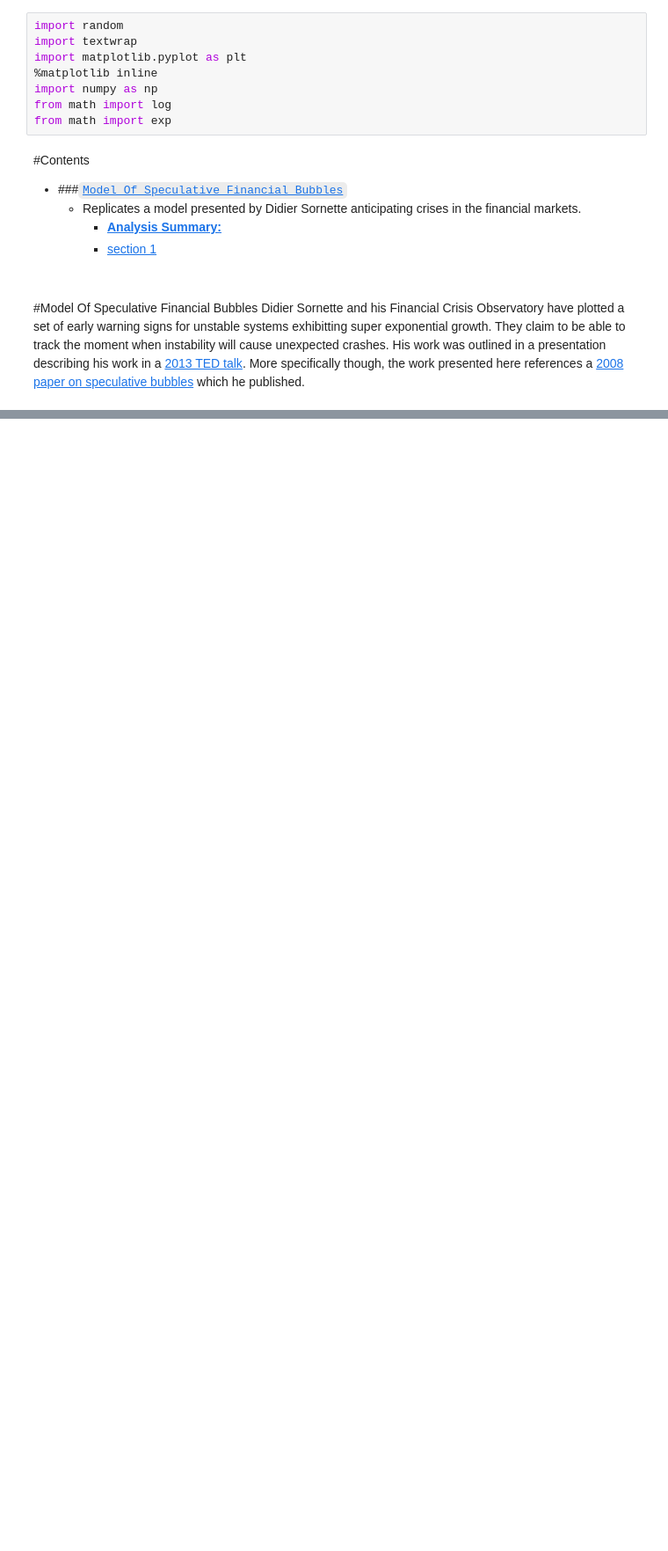
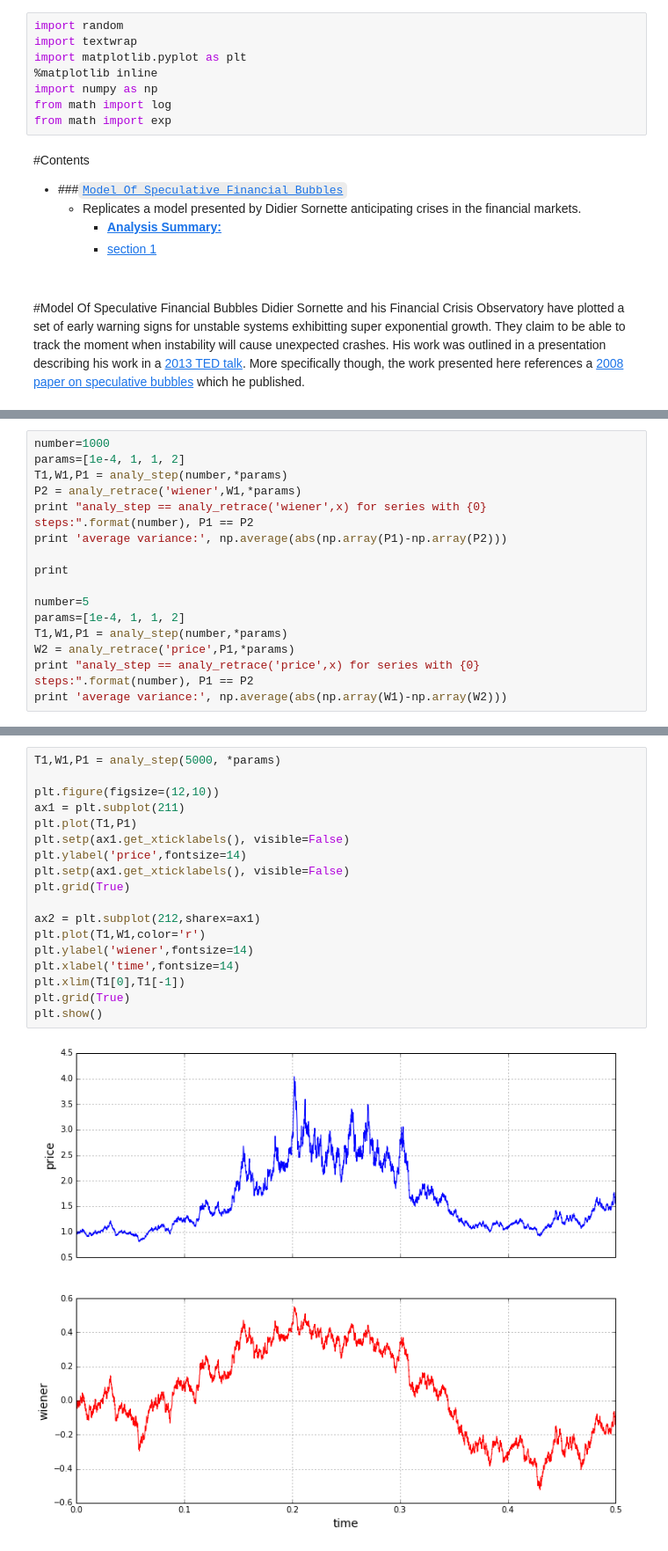
Before and after one commit to rmorshea/quantfi, a Jupyter notebook: SornetteModel.ipynb, the cells around one changed output, grey strips where cells are left out. Shown: that part at 88% size. Drawn from its saved outputs; the diff is of its cells as text; blank space fills up the shorter version.

Commit message:
add retrace method

```diff
--- a/SornetteModel.ipynb
+++ b/SornetteModel.ipynb
@@ -55,0 +113,16 @@ def analy_step(n, dt, a, b, m, mu=0, sigma=1, w_init=0, p_init=1):
+# %%
+number=1000
+params=[1e-4, 1, 1, 2]
+T1,W1,P1 = analy_step(number,*params)
+P2 = analy_retrace('wiener',W1,*params)
+print "analy_step == analy_retrace('wiener',x) for series with {0} steps:".format(number), P1 == P2
+print 'average variance:', np.average(abs(np.array(P1)-np.array(P2)))
+
+print
+
+number=5
+params=[1e-4, 1, 1, 2]
+T1,W1,P1 = analy_step(number,*params)
+W2 = analy_retrace('price',P1,*params)
+print "analy_step == analy_retrace('price',x) for series with {0} steps:".format(number), P1 == P2
+print 'average variance:', np.average(abs(np.array(W1)-np.array(W2)))
@@ -56,3 +135,23 @@ def analy_step(n, dt, a, b, m, mu=0, sigma=1, w_init=0, p_init=1):
+# %%
+T1,W1,P1 = analy_step(5000, *params)
+
+plt.figure(figsize=(12,10))
+ax1 = plt.subplot(211)
+plt.plot(T1,P1)
+plt.setp(ax1.get_xticklabels(), visible=False)
+plt.ylabel('price',fontsize=14)
+plt.setp(ax1.get_xticklabels(), visible=False)
+plt.grid(True)
+
+ax2 = plt.subplot(212,sharex=ax1)
+plt.plot(T1,W1,color='r')
+plt.ylabel('wiener',fontsize=14)
+plt.xlabel('time',fontsize=14)
+plt.xlim(T1[0],T1[-1])
+plt.grid(True)
+plt.show()
+# %% [output]
+[figure, added]
 # %%
 T1,W1,P1 = analy_step(5000, 1e-4, 1, 1, 2)
 
```
Also changed, not shown: parts of 4 cells of this notebook.
